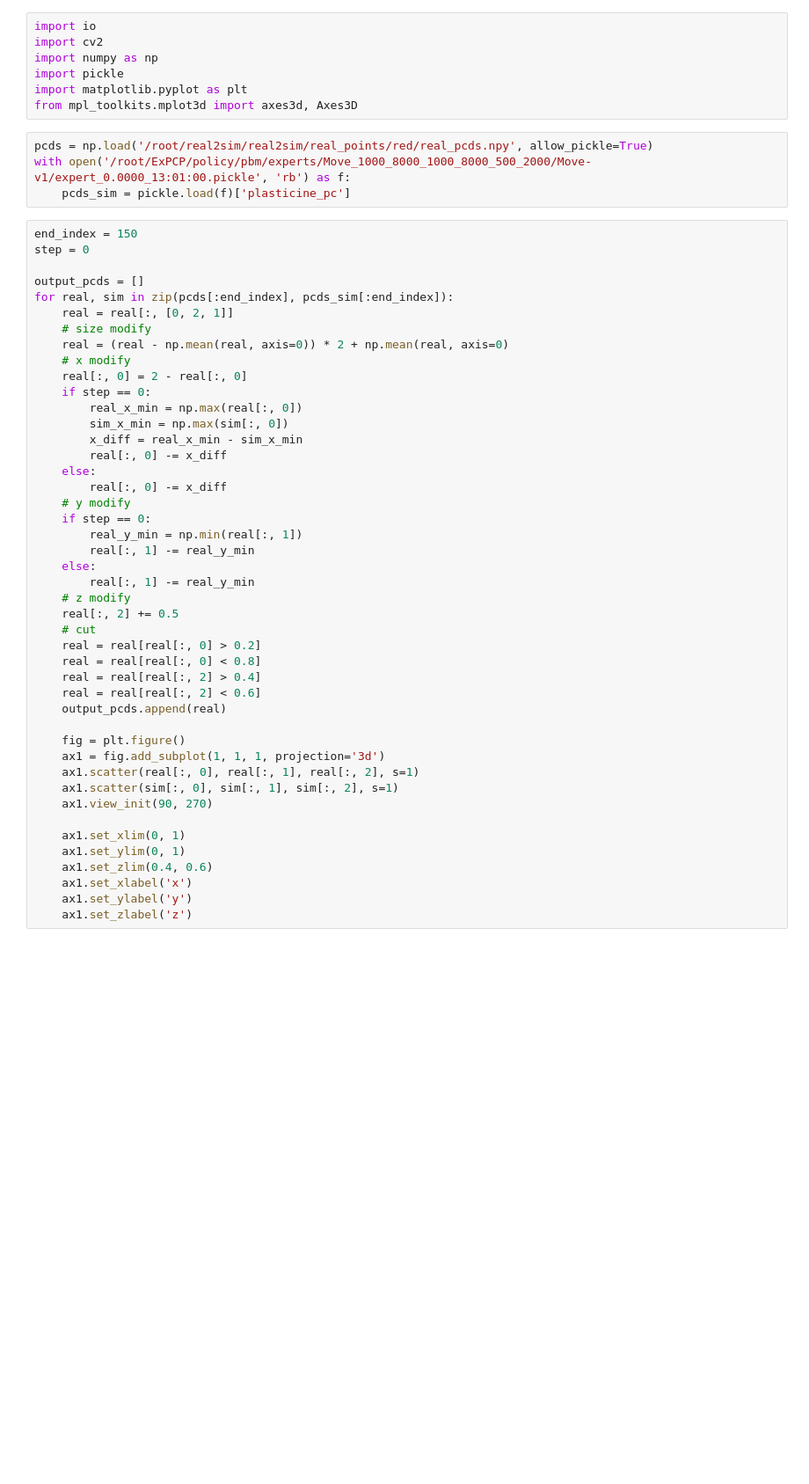
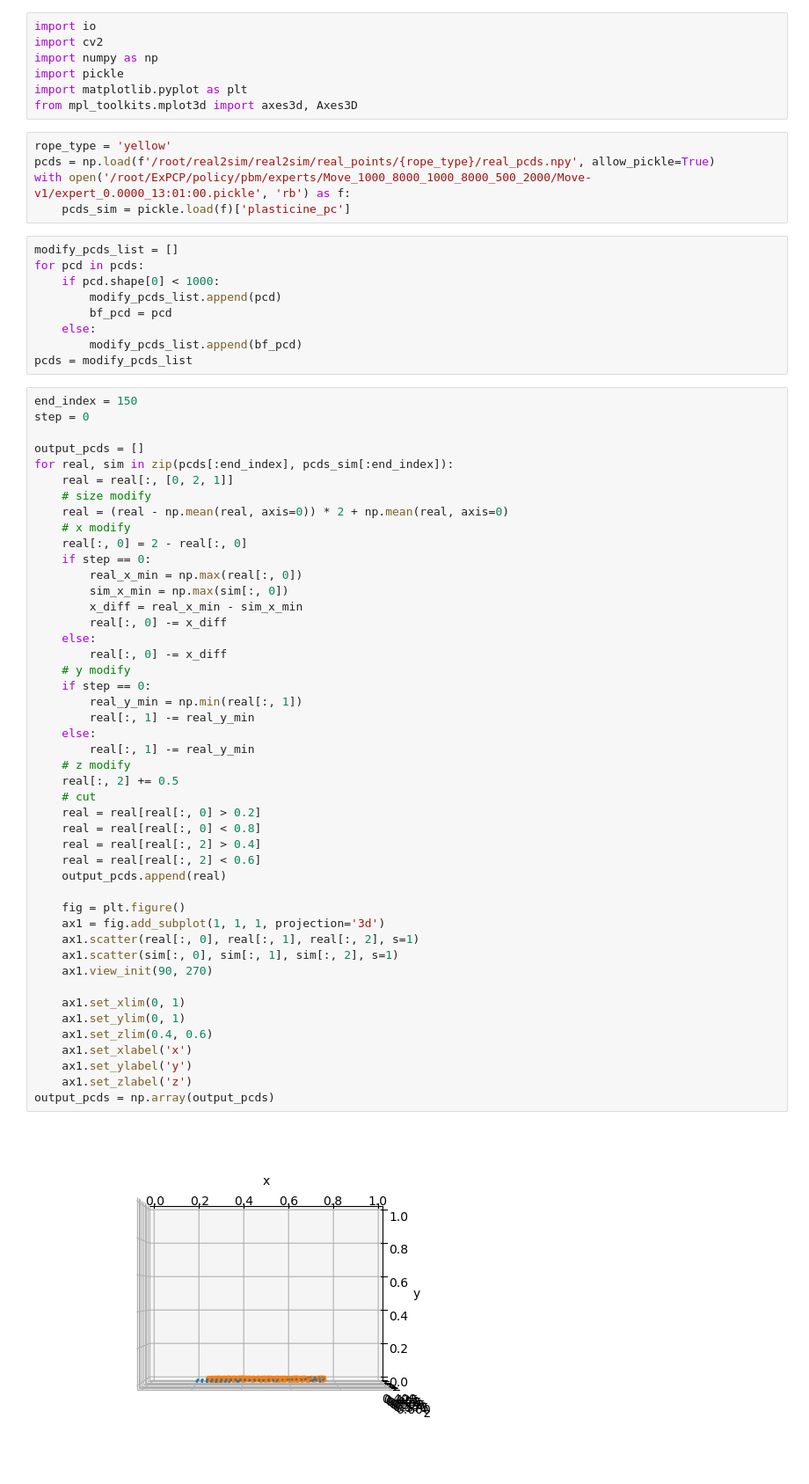
Before and after one commit to Kuroki1931/UniDOM, a Jupyter notebook: LDOM/policy/scripts/real_pcds.ipynb, the cells around one changed output. Shown at 88% size. Cells and saved outputs as stored; diff of their text form; blank space fills up the shorter version.

Commit message:
real2sim

```diff
--- a/LDOM/policy/scripts/real_pcds.ipynb
+++ b/LDOM/policy/scripts/real_pcds.ipynb
@@ -6,9 +6,19 @@ import pickle
 import matplotlib.pyplot as plt
 from mpl_toolkits.mplot3d import axes3d, Axes3D
 # %%
-pcds = np.load('/root/real2sim/real2sim/real_points/red/real_pcds.npy', allow_pickle=True)
+rope_type = 'yellow'
+pcds = np.load(f'/root/real2sim/real2sim/real_points/{rope_type}/real_pcds.npy', allow_pickle=True)
 with open('/root/ExPCP/policy/pbm/experts/Move_1000_8000_1000_8000_500_2000/Move-v1/expert_0.0000_13:01:00.pickle', 'rb') as f:
     pcds_sim = pickle.load(f)['plasticine_pc']
+# %%
+modify_pcds_list = []
+for pcd in pcds:
+    if pcd.shape[0] < 1000:
+        modify_pcds_list.append(pcd)
+        bf_pcd = pcd
+    else:
+        modify_pcds_list.append(bf_pcd)
+pcds = modify_pcds_list
 # %%
 end_index = 150
 step = 0
@@ -27,30 +37,33 @@ for real, sim in zip(pcds[:end_index], pcds_sim[:end_index]):
         real[:, 0] -= x_diff
     else:
         real[:, 0] -= x_diff
     # y modify
     if step == 0:
         real_y_min = np.min(real[:, 1])
         real[:, 1] -= real_y_min
     else:
         real[:, 1] -= real_y_min
     # z modify
     real[:, 2] += 0.5
     # cut
     real = real[real[:, 0] > 0.2]
     real = real[real[:, 0] < 0.8]
     real = real[real[:, 2] > 0.4]
     real = real[real[:, 2] < 0.6]
     output_pcds.append(real)
 
     fig = plt.figure()
     ax1 = fig.add_subplot(1, 1, 1, projection='3d')
     ax1.scatter(real[:, 0], real[:, 1], real[:, 2], s=1)
     ax1.scatter(sim[:, 0], sim[:, 1], sim[:, 2], s=1)
     ax1.view_init(90, 270)
 
     ax1.set_xlim(0, 1)
     ax1.set_ylim(0, 1)
     ax1.set_zlim(0.4, 0.6)
     ax1.set_xlabel('x')
     ax1.set_ylabel('y')
     ax1.set_zlabel('z')
+output_pcds = np.array(output_pcds)
+# %% [output]
+[figure, added]
```
Also changed, not shown: parts of 2 cells of this notebook, 20 other files.
